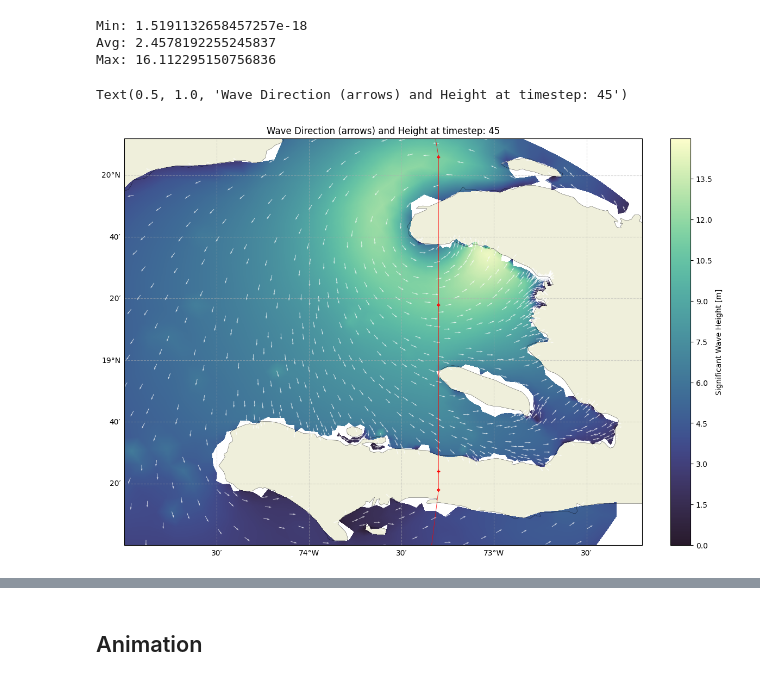
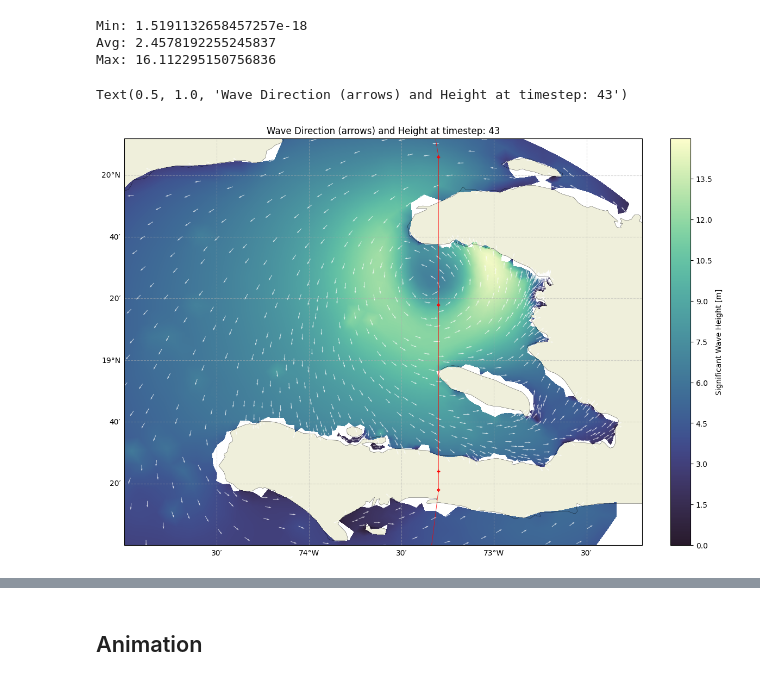
Before and after one commit to aesgeorges/LaGonaveFM, a Jupyter notebook: analysis/plot.ipynb, the cells around one changed output, grey strips where cells are left out. Drawn from its saved outputs; the diff is of its cells as text; code cells hidden in the pictures.

```diff
--- a/analysis/plot.ipynb
+++ b/analysis/plot.ipynb
@@ -70,7 +17,7 @@ Text(0, 0.5, 'Water level [m MSL]')
 # %% [markdown]
 ## ADCIRC+SWAN Run
 # %%
-timestep=40
+timestep=43
 # %%
 super_shift = '../sims/Matthew16_base/'
 root_swan = super_shift#+'adcirc+swan/'
@@ -164,7 +113,6 @@ track_df = pd.DataFrame({
 # %%
 fig, ax = plt.subplots(figsize = (12,8), subplot_kw={'projection': ccrs.PlateCarree()},
                                         constrained_layout=True)
-timestep=45
 # significant wave height
 plot_nc(nc_HS, 'swan_HS', levels = np.arange(0., 15., 0.01),
                 background_map = True, cbar = True, cb_label = 'Significant Wave Height [m]',
@@ -174,32 +122,32 @@ plot_nc(nc_HS, 'swan_HS', levels = np.arange(0., 15., 0.01),
 x = nc_DIR.variables['x'][:]
 y = nc_DIR.variables['y'][:]
 dir_data = nc_DIR.variables['swan_DIR'][timestep, :]
 
 # Convert from oceanographic convention (where waves come from) to mathematical (where arrows point)
 # In oceanographic convention, 0° is from North, 90° is from East
 # For plotting arrows, we need to convert to mathematical angles where 0° is East and goes counterclockwise
 #math_angles = (270 - dir_data) % 360
 math_angles_rad = np.radians(dir_data)
 
 # Calculate u and v components for arrows
 u = np.cos(math_angles_rad)
 v = np.sin(math_angles_rad)
 
 # Skip points to make the plot clearer - show arrows at every nth point
 n = 2
 ax.quiver(x[::n], y[::n], u[::n], v[::n],
                   scale=80, width=0.001, color='white',
                   alpha=0.75,
                   transform=ccrs.PlateCarree())
 
 # Plot trajectory line
 ax.plot(lons, lats, '+-', linewidth=0.5, color='red', markersize=5)
 
 # Plot points at each time step
 ax.set_xlim(-75., -72.2)
 ax.set_ylim(18., 20.2)
 
 ax.set_title('Wave Direction (arrows) and Height at timestep: '+str(timestep))
 # %% [output]
-Text(0.5, 1.0, 'Wave Direction (arrows) and Height at timestep: 45')
+Text(0.5, 1.0, 'Wave Direction (arrows) and Height at timestep: 43')
-[figure, old version]
+[figure, new version]
```
Also changed, not shown: parts of 15 cells of this notebook.
